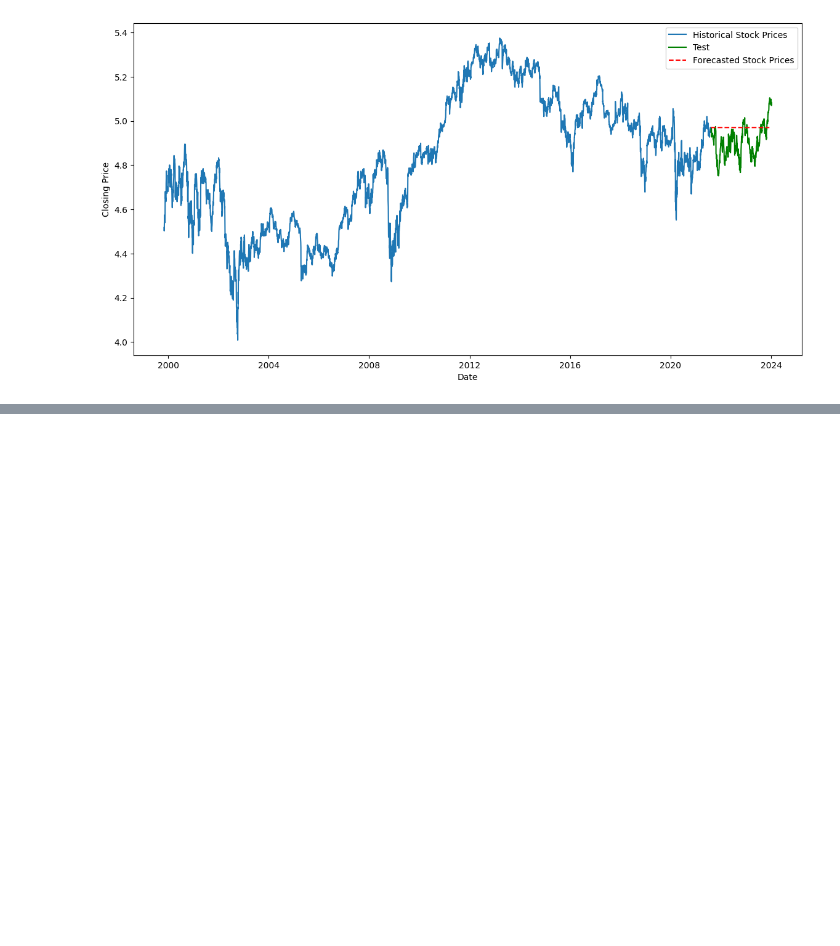
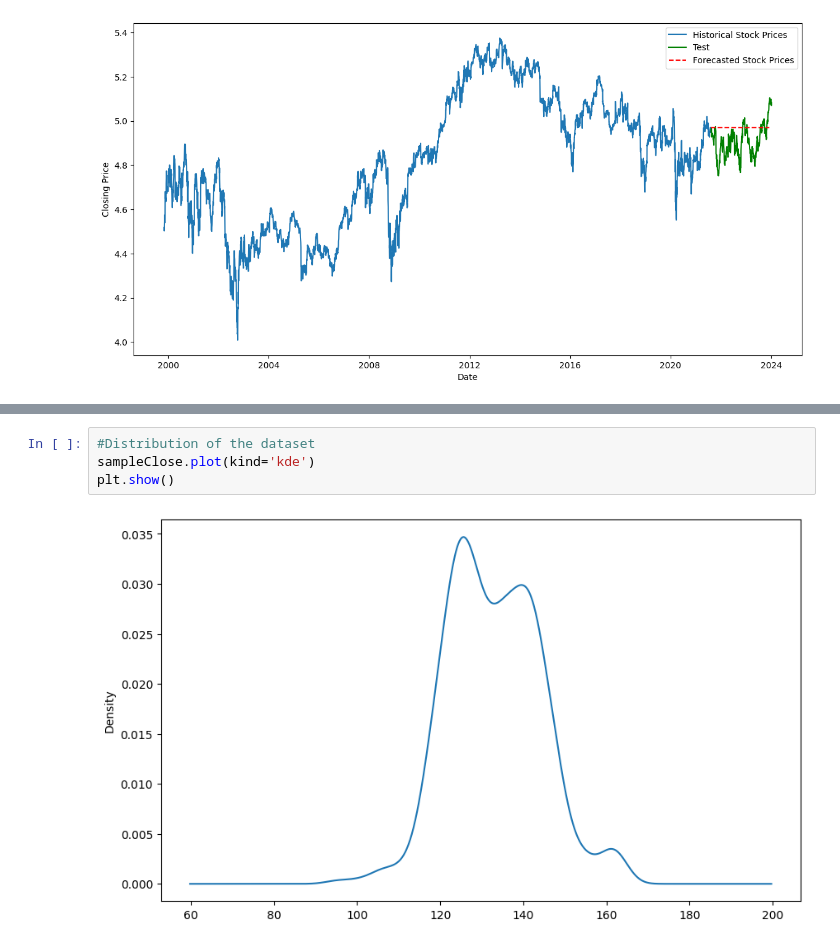
Before and after one commit to ashkjha1/StockPricePrediction, a Jupyter notebook: notebooks/Model_training_TimeSeries.ipynb, the cells around one changed output, grey strips where cells are left out. Cells and saved outputs as stored; diff of their text form; blank space fills up the shorter version.

```diff
--- a/notebooks/Model_training_TimeSeries.ipynb
+++ b/notebooks/Model_training_TimeSeries.ipynb
@@ -385,0 +432,6 @@ plt.show()
+# %%
+#Distribution of the dataset
+sampleClose.plot(kind='kde')
+plt.show()
+# %% [output]
+[figure, added]
```
Also changed, not shown: parts of 16 cells of this notebook, 2 other files.
